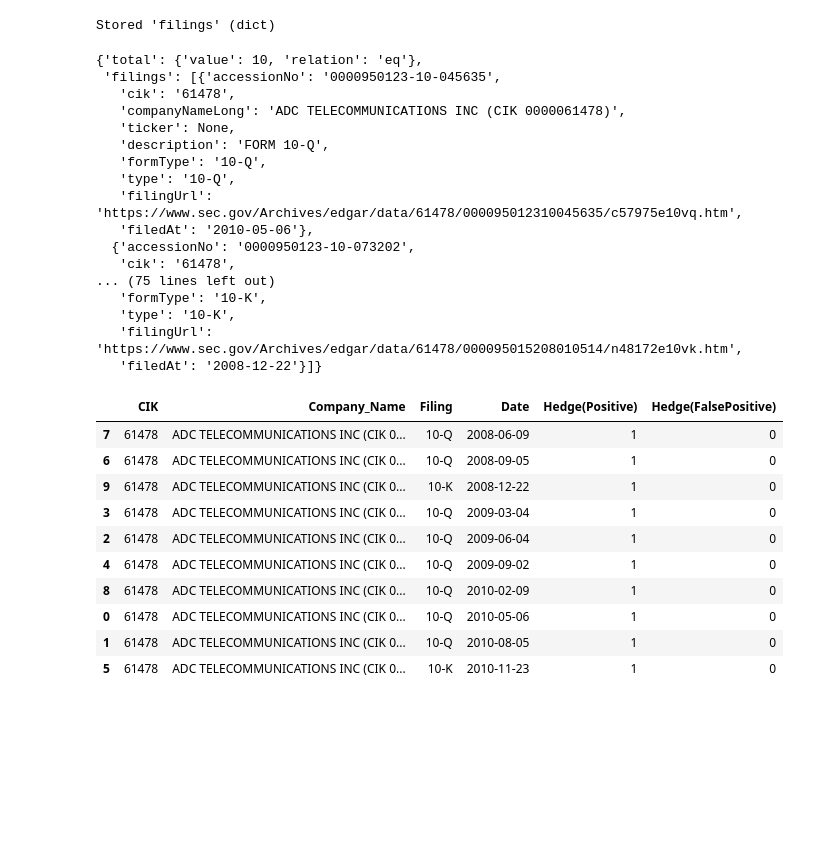
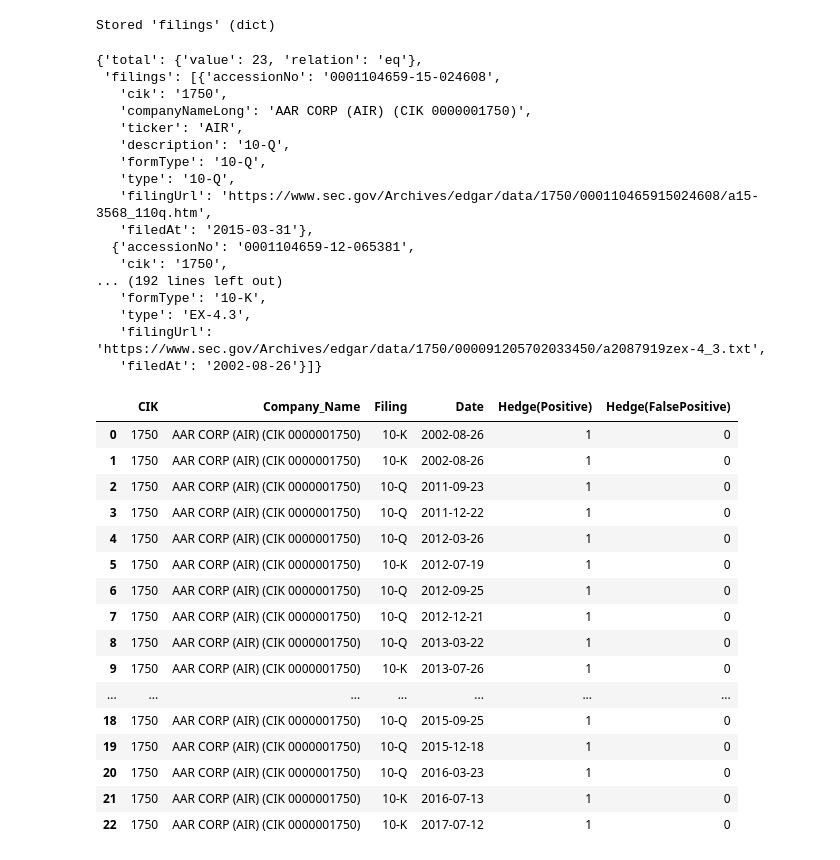
Before and after one commit to ChrisKye/ModiRAProject, a Jupyter notebook: Pilot.ipynb, the cells around one changed output. Cells and saved outputs as stored; diff of their text form; code cells hidden in the pictures; blank space fills up the shorter version.

Commit message:
set up comp_df

```diff
--- a/Pilot.ipynb
+++ b/Pilot.ipynb
@@ -50,6 +50,6 @@ cikmap.head(10)
 # %%
 ##Find first company CCIK
 key = gv_list['gvkey'].iloc[0]
-cik = cikmap['cik'].loc[key].astype(int)
+cik = cikmap['cik'].loc[key].astype(int).astype(str)
 cik
 # %% [output]
@@ -88,8 +88,8 @@ query = {
             \"interest rate collar\" OR \
             \"interest rate cap\"",
   "formTypes": ["10-K","10-Q"],
-  "ciks": [cik_TEST],
-  "startDate": "2003-01-01",
+  "ciks": [cik],
+  "startDate": "1900-01-01",
   "endDate": "2022-09-18"
 }
 
@@ -101,58 +101,67 @@ Stored 'filings' (dict)
 # %%
 filings
 # %% [output]
-{'total': {'value': 10, 'relation': 'eq'},
- 'filings': [{'accessionNo': '0000950123-10-045635',
-   'cik': '61478',
-   'companyNameLong': 'ADC TELECOMMUNICATIONS INC (CIK 0000061478)',
-   'ticker': None,
-   'description': 'FORM 10-Q',
+{'total': {'value': 23, 'relation': 'eq'},
+ 'filings': [{'accessionNo': '0001104659-15-024608',
+   'cik': '1750',
+   'companyNameLong': 'AAR CORP (AIR) (CIK 0000001750)',
+   'ticker': 'AIR',
+   'description': '10-Q',
    'formType': '10-Q',
    'type': '10-Q',
-   'filingUrl': 'https://www.sec.gov/Archives/edgar/data/61478/000095012310045635/c57975e10vq.htm',
-   'filedAt': '2010-05-06'},
-  {'accessionNo': '0000950123-10-073202',
-   'cik': '61478',
-... (75 lines left out)
+   'filingUrl': 'https://www.sec.gov/Archives/edgar/data/1750/000110465915024608/a15-3568_110q.htm',
+   'filedAt': '2015-03-31'},
+  {'accessionNo': '0001104659-12-065381',
+   'cik': '1750',
+... (192 lines left out)
    'formType': '10-K',
-   'type': '10-K',
-   'filingUrl': 'https://www.sec.gov/Archives/edgar/data/61478/000095015208010514/n48172e10vk.htm',
-   'filedAt': '2008-12-22'}]}
+   'type': 'EX-4.3',
+   'filingUrl': 'https://www.sec.gov/Archives/edgar/data/1750/000091205702033450/a2087919zex-4_3.txt',
+   'filedAt': '2002-08-26'}]}
 # %%
-## %store -r filings
+# %store -r filings
 ##Creating dataframe
 dates = []
 hedge_df = pd.DataFrame(columns=['CIK','Company_Name','Filing','Date','Hedge(Positive)', 'Hedge(FalsePositive)'])
 hedge_df.head()
 filings
 
 ##create entries for 1 cik
 entries = []
 for i in range(len(filings['filings'])):
     cik = filings['filings'][i]['cik']
     name = filings['filings'][i]['companyNameLong']
     form = filings['filings'][i]['formType']
     date = filings['filings'][i]['filedAt']
     hedge_p = 1
     hedge_f = 0
 
     entry = [cik,name,form,date,hedge_p,hedge_f]
     entries.append(entry)
 
 comp_df = pd.DataFrame(entries, columns=['CIK','Company_Name','Filing','Date','Hedge(Positive)', 'Hedge(FalsePositive)'])
+comp_df['Date'] = pd.to_datetime(comp_df['Date'])
+comp_df = comp_df.sort_values(by=['Date'])
+
+##cleaning up final ds
 hedge_df = pd.concat([hedge_df,comp_df])
-
-hedge_df['Date'] = pd.to_datetime(hedge_df['Date'])
-hedge_df.sort_values(by=['Date'])
+hedge_df = hedge_df.reset_index().drop(columns=['index'])
+hedge_df
 # %% [output]
 |  | CIK | Company_Name | Filing | Date | Hedge(Positive) | Hedge(FalsePositive) |
-| 7 | 61478 | ADC TELECOMMUNICATIONS INC (CIK 0... | 10-Q | 2008-06-09 | 1 | 0 |
-| 6 | 61478 | ADC TELECOMMUNICATIONS INC (CIK 0... | 10-Q | 2008-09-05 | 1 | 0 |
-| 9 | 61478 | ADC TELECOMMUNICATIONS INC (CIK 0... | 10-K | 2008-12-22 | 1 | 0 |
-| 3 | 61478 | ADC TELECOMMUNICATIONS INC (CIK 0... | 10-Q | 2009-03-04 | 1 | 0 |
-| 2 | 61478 | ADC TELECOMMUNICATIONS INC (CIK 0... | 10-Q | 2009-06-04 | 1 | 0 |
-| 4 | 61478 | ADC TELECOMMUNICATIONS INC (CIK 0... | 10-Q | 2009-09-02 | 1 | 0 |
-| 8 | 61478 | ADC TELECOMMUNICATIONS INC (CIK 0... | 10-Q | 2010-02-09 | 1 | 0 |
-| 0 | 61478 | ADC TELECOMMUNICATIONS INC (CIK 0... | 10-Q | 2010-05-06 | 1 | 0 |
-| 1 | 61478 | ADC TELECOMMUNICATIONS INC (CIK 0... | 10-Q | 2010-08-05 | 1 | 0 |
-| 5 | 61478 | ADC TELECOMMUNICATIONS INC (CIK 0... | 10-K | 2010-11-23 | 1 | 0 |
+| 0 | 1750 | AAR CORP (AIR) (CIK 0000001750) | 10-K | 2002-08-26 | 1 | 0 |
+| 1 | 1750 | AAR CORP (AIR) (CIK 0000001750) | 10-K | 2002-08-26 | 1 | 0 |
+| 2 | 1750 | AAR CORP (AIR) (CIK 0000001750) | 10-Q | 2011-09-23 | 1 | 0 |
+| 3 | 1750 | AAR CORP (AIR) (CIK 0000001750) | 10-Q | 2011-12-22 | 1 | 0 |
+| 4 | 1750 | AAR CORP (AIR) (CIK 0000001750) | 10-Q | 2012-03-26 | 1 | 0 |
+| 5 | 1750 | AAR CORP (AIR) (CIK 0000001750) | 10-K | 2012-07-19 | 1 | 0 |
+| 6 | 1750 | AAR CORP (AIR) (CIK 0000001750) | 10-Q | 2012-09-25 | 1 | 0 |
+| 7 | 1750 | AAR CORP (AIR) (CIK 0000001750) | 10-Q | 2012-12-21 | 1 | 0 |
+| 8 | 1750 | AAR CORP (AIR) (CIK 0000001750) | 10-Q | 2013-03-22 | 1 | 0 |
+| 9 | 1750 | AAR CORP (AIR) (CIK 0000001750) | 10-K | 2013-07-26 | 1 | 0 |
+| ... | ... | ... | ... | ... | ... | ... |
+| 18 | 1750 | AAR CORP (AIR) (CIK 0000001750) | 10-Q | 2015-09-25 | 1 | 0 |
+| 19 | 1750 | AAR CORP (AIR) (CIK 0000001750) | 10-Q | 2015-12-18 | 1 | 0 |
+| 20 | 1750 | AAR CORP (AIR) (CIK 0000001750) | 10-Q | 2016-03-23 | 1 | 0 |
+| 21 | 1750 | AAR CORP (AIR) (CIK 0000001750) | 10-K | 2016-07-13 | 1 | 0 |
+| 22 | 1750 | AAR CORP (AIR) (CIK 0000001750) | 10-K | 2017-07-12 | 1 | 0 |
```
Also changed, not shown: parts of 1 cell of this notebook.
